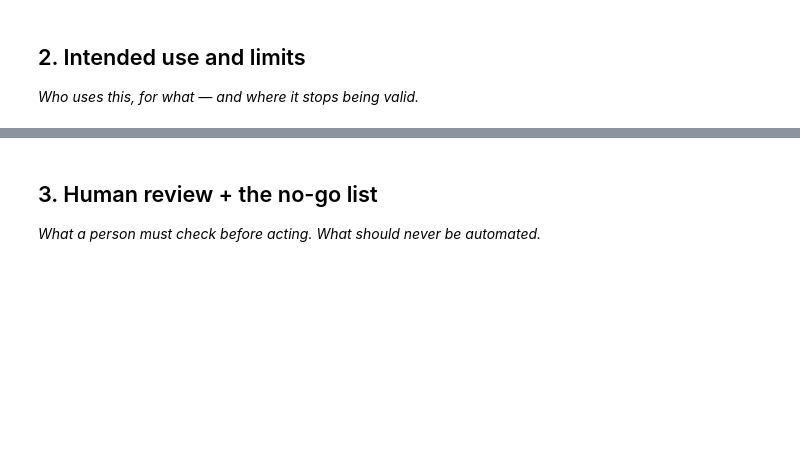
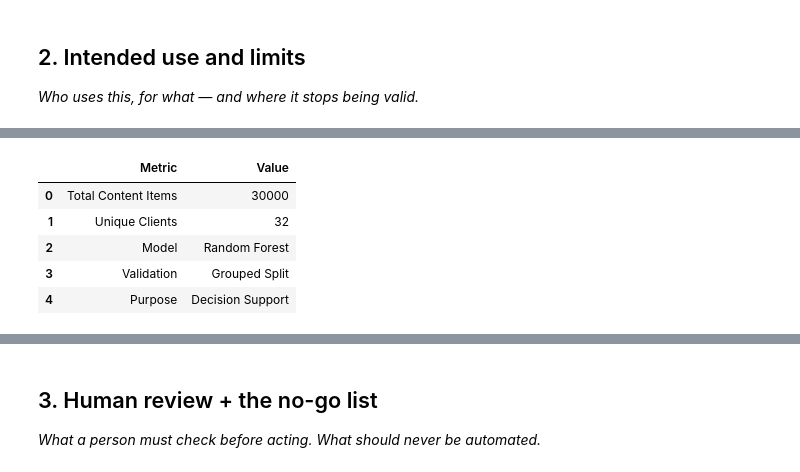
Before and after one commit to prateeky559/FlyrankML, a Jupyter notebook: work/notebooks/w07_action_playbook.ipynb, the cells around one changed output, grey strips where cells are left out. Saved outputs shown, nothing was run; the diff lists cells and outputs as text; code cells hidden in the pictures; blank space fills up the shorter version.

```diff
--- a/work/notebooks/w07_action_playbook.ipynb
+++ b/work/notebooks/w07_action_playbook.ipynb
@@ -22,0 +67,17 @@ This skeleton is yours to fill. Work the sections **in order** — each one has
+# %%
+summary = {
+    "Total Content Items": len(df),
+    "Unique Clients": df["client_id"].nunique(),
+    "Model": "Random Forest",
+    "Validation": "Grouped Split",
+    "Purpose": "Decision Support"
+}
+
+pd.DataFrame(summary.items(), columns=["Metric","Value"])
+# %% [output]
+|  | Metric | Value |
+| 0 | Total Content Items | 30000 |
+| 1 | Unique Clients | 32 |
+| 2 | Model | Random Forest |
+| 3 | Validation | Grouped Split |
+| 4 | Purpose | Decision Support |
```
Also changed, not shown: parts of 16 cells of this notebook.
